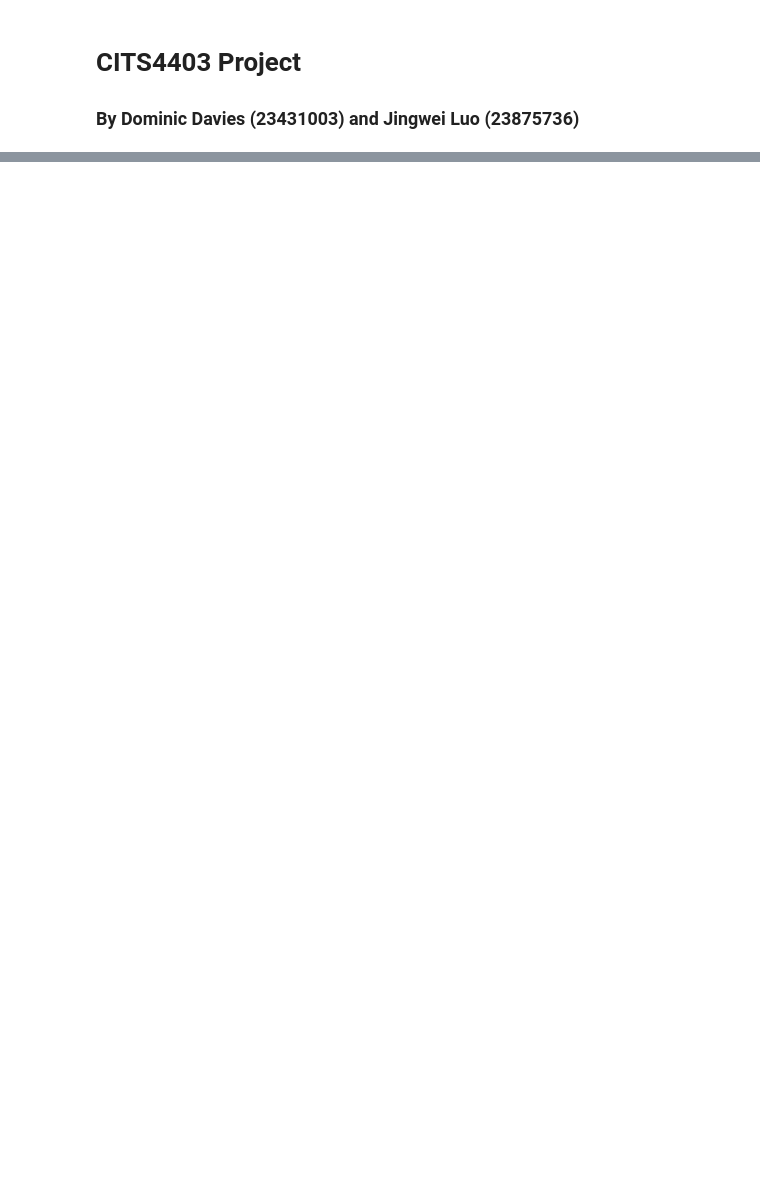
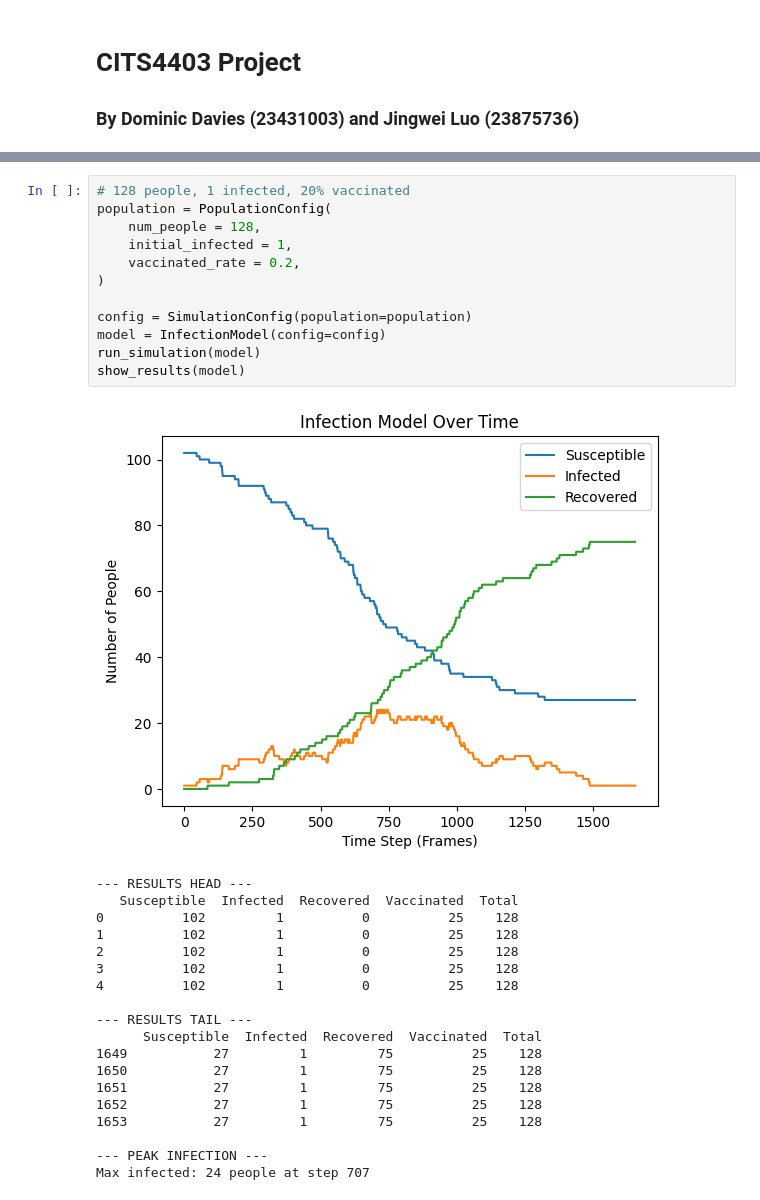
Before and after one commit to dominictdavies/CITS4403-Project, a Jupyter notebook: notebooks/overview.ipynb, the cells around one changed output, grey strips where cells are left out. Saved outputs shown, nothing was run; the diff lists cells and outputs as text; blank space fills up the shorter version.

```diff
--- a/notebooks/overview.ipynb
+++ b/notebooks/overview.ipynb
@@ -119,0 +80,32 @@ final.sort_values("Infected", ascending=False)
+# %%
+# 128 people, 1 infected, 20% vaccinated
+population = PopulationConfig(
+    num_people = 128,
+    initial_infected = 1,
+    vaccinated_rate = 0.2,
+)
+
+config = SimulationConfig(population=population)
+model = InfectionModel(config=config)
+run_simulation(model)
+show_results(model)
+# %% [output]
+[figure, added]
+--- RESULTS HEAD ---
+   Susceptible  Infected  Recovered  Vaccinated  Total
+0          102         1          0          25    128
+1          102         1          0          25    128
+2          102         1          0          25    128
+3          102         1          0          25    128
+4          102         1          0          25    128
+
+--- RESULTS TAIL ---
+      Susceptible  Infected  Recovered  Vaccinated  Total
+1649           27         1         75          25    128
+1650           27         1         75          25    128
+1651           27         1         75          25    128
+1652           27         1         75          25    128
+1653           27         1         75          25    128
+
+--- PEAK INFECTION ---
+Max infected: 24 people at step 707
```
Also changed, not shown: parts of 10 cells of this notebook.
